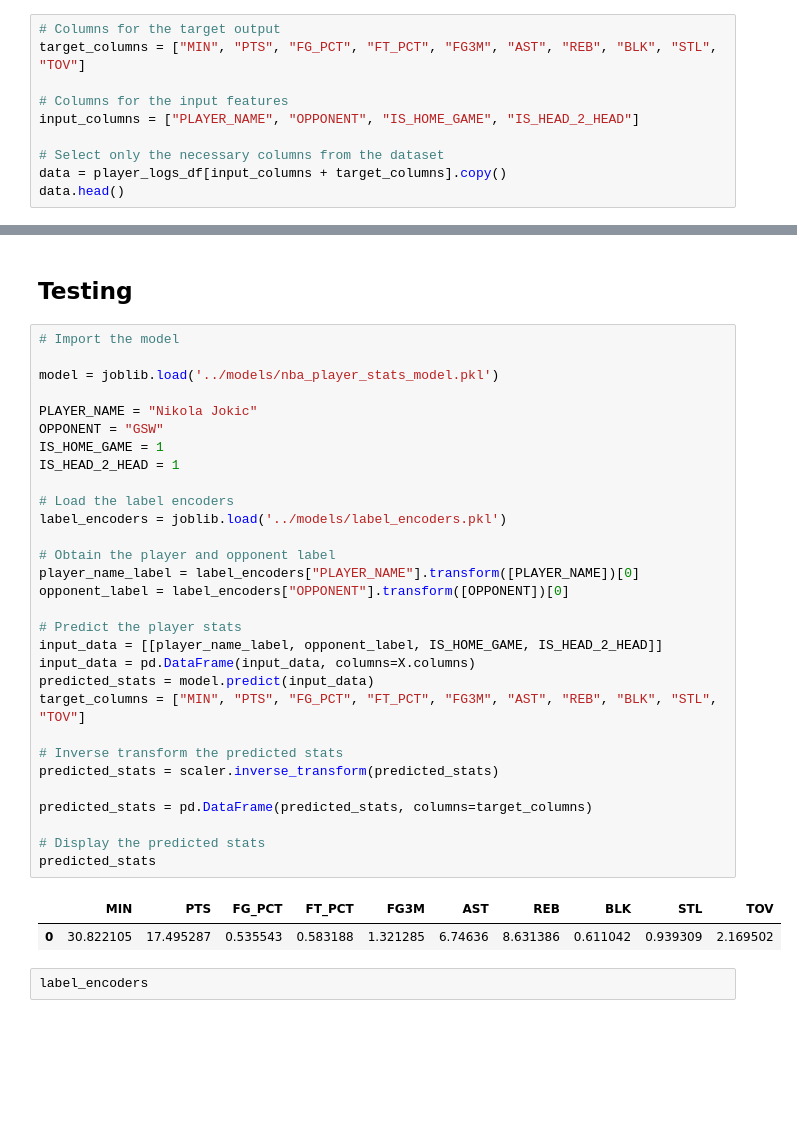
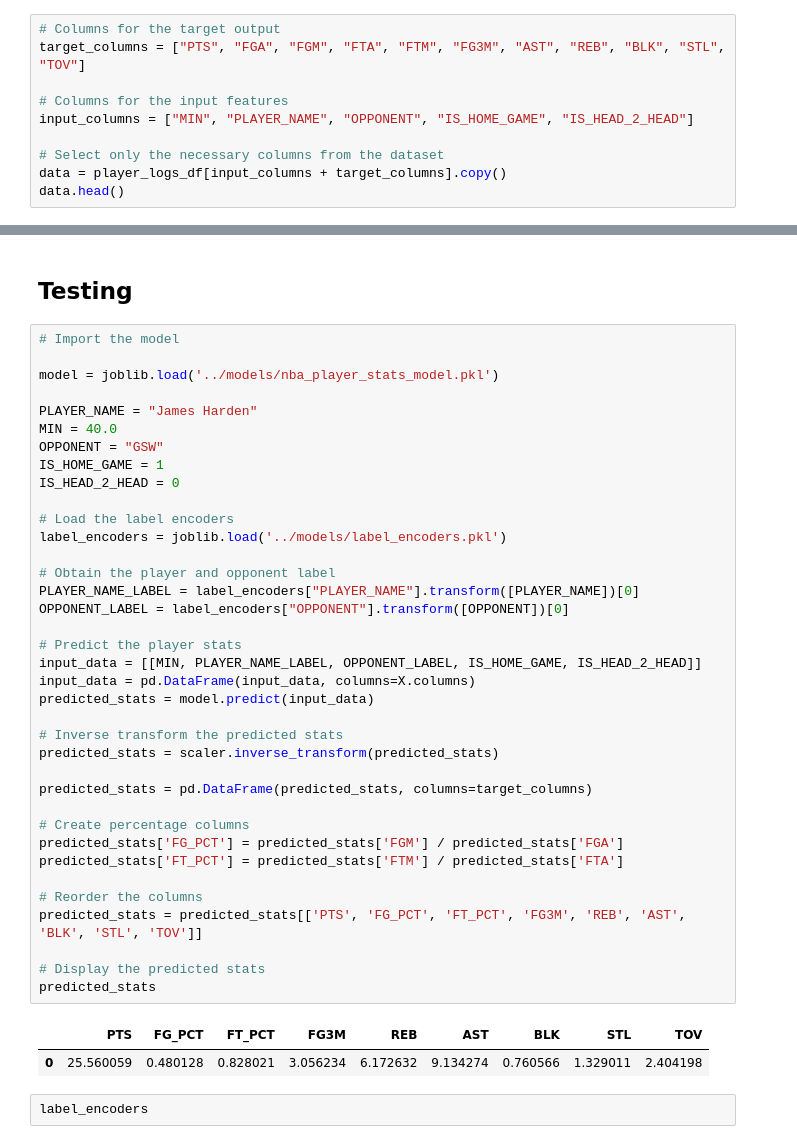
Before and after one commit to Nabs2000/nba_fantasy_model, a Jupyter notebook: data_preprocessing/obtain_current_player_info.ipynb, the cells around one changed output, grey strips where cells are left out. Cells and saved outputs as stored; diff of their text form; blank space fills up the shorter version.

```diff
--- a/data_preprocessing/obtain_current_player_info.ipynb
+++ b/data_preprocessing/obtain_current_player_info.ipynb
@@ -266,10 +266,10 @@ player_logs_df["IS_HOME_GAME"] = player_logs_df["MATCHUP"].apply(lambda x: 1 if
 player_logs_df["OPPONENT"] = player_logs_df["MATCHUP"].apply(lambda x: x.split(" ")[2])
 # %%
 # Columns for the target output
-target_columns = ["MIN", "PTS", "FG_PCT", "FT_PCT", "FG3M", "AST", "REB", "BLK", "STL", "TOV"]
+target_columns = ["PTS", "FGA", "FGM", "FTA", "FTM", "FG3M", "AST", "REB", "BLK", "STL", "TOV"]
 
 # Columns for the input features
-input_columns = ["PLAYER_NAME", "OPPONENT", "IS_HOME_GAME", "IS_HEAD_2_HEAD"]
+input_columns = ["MIN", "PLAYER_NAME", "OPPONENT", "IS_HOME_GAME", "IS_HEAD_2_HEAD"]
 
 # Select only the necessary columns from the dataset
 data = player_logs_df[input_columns + target_columns].copy()
@@ -395,36 +394,43 @@ mse_dict
 # %%
 # Import the model
 
 model = joblib.load('../models/nba_player_stats_model.pkl')
 
-PLAYER_NAME = "Nikola Jokic"
+PLAYER_NAME = "James Harden"
+MIN = 40.0
 OPPONENT = "GSW"
 IS_HOME_GAME = 1
-IS_HEAD_2_HEAD = 1
+IS_HEAD_2_HEAD = 0
 
 # Load the label encoders
 label_encoders = joblib.load('../models/label_encoders.pkl')
 
 # Obtain the player and opponent label
-player_name_label = label_encoders["PLAYER_NAME"].transform([PLAYER_NAME])[0]
-opponent_label = label_encoders["OPPONENT"].transform([OPPONENT])[0]
+PLAYER_NAME_LABEL = label_encoders["PLAYER_NAME"].transform([PLAYER_NAME])[0]
+OPPONENT_LABEL = label_encoders["OPPONENT"].transform([OPPONENT])[0]
 
 # Predict the player stats
-input_data = [[player_name_label, opponent_label, IS_HOME_GAME, IS_HEAD_2_HEAD]]
+input_data = [[MIN, PLAYER_NAME_LABEL, OPPONENT_LABEL, IS_HOME_GAME, IS_HEAD_2_HEAD]]
 input_data = pd.DataFrame(input_data, columns=X.columns)
 predicted_stats = model.predict(input_data)
-target_columns = ["MIN", "PTS", "FG_PCT", "FT_PCT", "FG3M", "AST", "REB", "BLK", "STL", "TOV"]
 
 # Inverse transform the predicted stats
 predicted_stats = scaler.inverse_transform(predicted_stats)
 
 predicted_stats = pd.DataFrame(predicted_stats, columns=target_columns)
 
+# Create percentage columns
+predicted_stats['FG_PCT'] = predicted_stats['FGM'] / predicted_stats['FGA']
+predicted_stats['FT_PCT'] = predicted_stats['FTM'] / predicted_stats['FTA']
+
+# Reorder the columns
+predicted_stats = predicted_stats[['PTS', 'FG_PCT', 'FT_PCT', 'FG3M', 'REB', 'AST', 'BLK', 'STL', 'TOV']]
+
 # Display the predicted stats
 predicted_stats
 # %% [output]
-|  | MIN | PTS | FG_PCT | FT_PCT | FG3M | AST | REB | BLK | STL | TOV |
-| 0 | 30.822105 | 17.495287 | 0.535543 | 0.583188 | 1.321285 | 6.74636 | 8.631386 | 0.611042 | 0.939309 | 2.169502 |
+|  | PTS | FG_PCT | FT_PCT | FG3M | REB | AST | BLK | STL | TOV |
+| 0 | 25.560059 | 0.480128 | 0.828021 | 3.056234 | 6.172632 | 9.134274 | 0.760566 | 1.329011 | 2.404198 |
 # %%
 label_encoders
 # %% [output]
```
Also changed, not shown: parts of 6 cells of this notebook.
